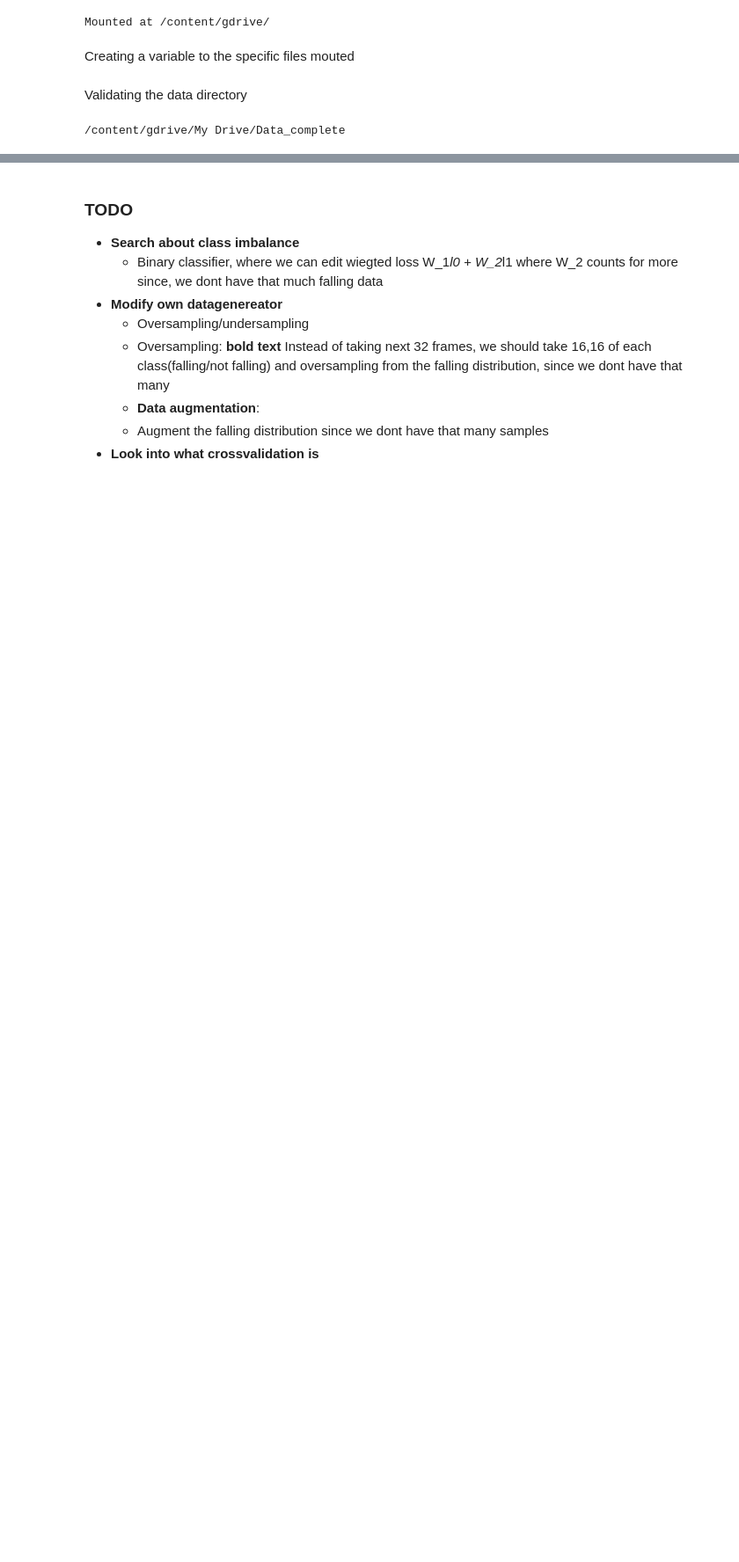
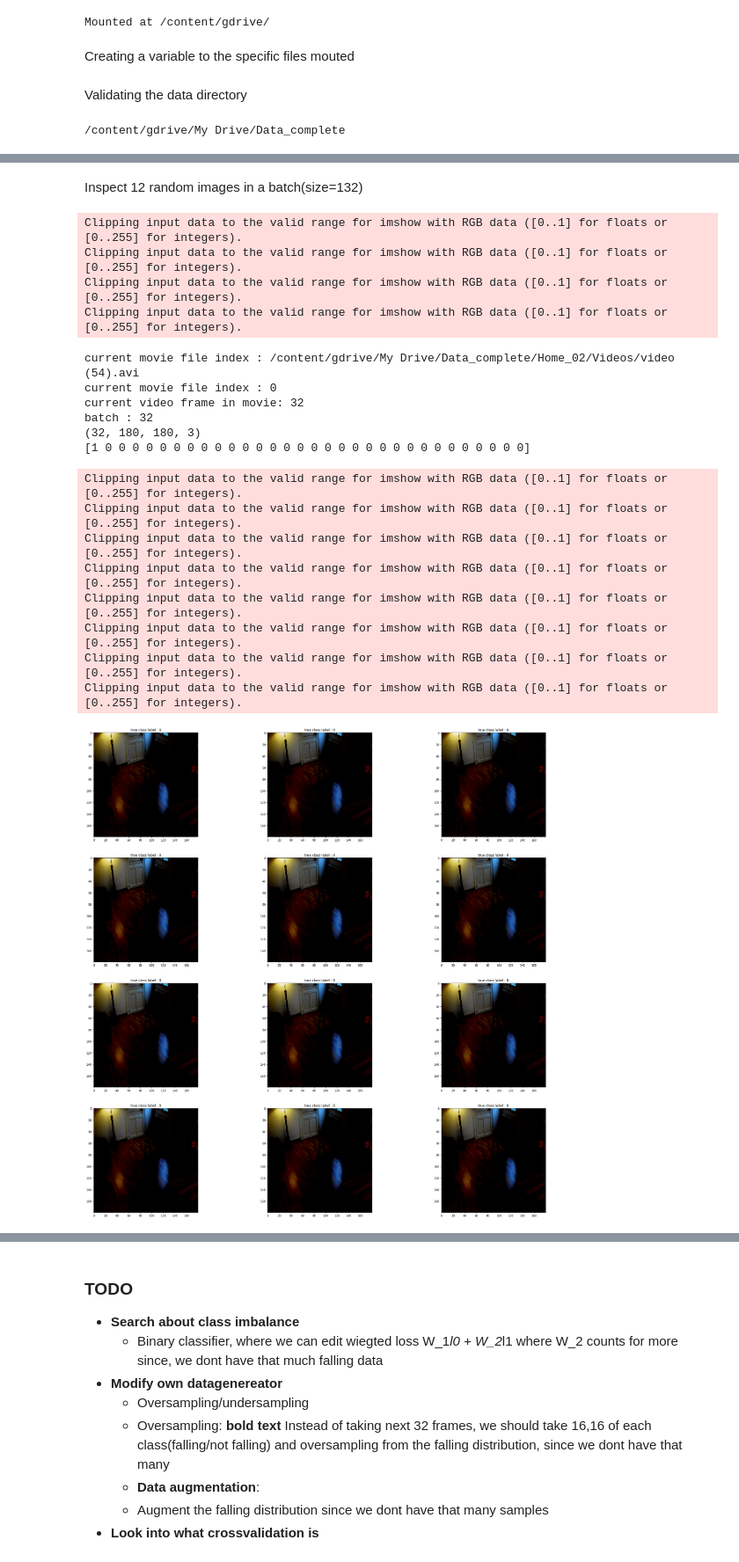
Before and after one commit to antonercool/deep-learning-exam-project, a Jupyter notebook: FallDetector.ipynb, the cells around one changed output, grey strips where cells are left out. Shown at 88% size. Cells and saved outputs as stored; diff of their text form; code cells hidden in the pictures; blank space fills up the shorter version.

```diff
--- a/FallDetector.ipynb
+++ b/FallDetector.ipynb
@@ -512,20 +392,0 @@ Falling dataset %: 5.306213855699438%
-# %%
-model = keras.models.load_model(str(p) + "/model")
-
-
-test_paths  = partition['Validation'][0]
-
-true_labels = []
-predicted_labels = []
-
-for test_path in test_paths:
-  annotation_path = test_path.replace("Videos", "Annotation_files")
-  annotation_path = annotation_path.replace(".avi", ".txt")
-  samples, current_vid_labels, _ = video_utils.convert_single_video_to_images(test_path, annotation_path, (180, 180))
-  samples = video_utils.normalize_image(samples)
-  probabilities = model.predict(samples)
-  current_vid_predictions = np.argmax(probabilities,axis=1)
-
-  for i in range(len(current_vid_labels)):
-    true_labels.append(current_vid_labels[i])
-    predicted_labels.append(current_vid_predictions[i])
@@ -551,0 +407,49 @@ Very imbalanced
+# %% [markdown]
+Inspect 12 random images in a batch(size=132)
+# %%
+from matplotlib import pyplot as plt
+from random import seed
+from random import randint
+
+x,y = training_generator.__getitem__(3)
+print(f"current movie file index : {training_generator.movie_path_list[training_generator.current_movie_index]}")
+print(f"current movie file index : {training_generator.current_movie_index}")
+print(f"current video frame in movie: {training_generator.current_video_frame}")
+print(f"batch : {len(x)}")
+print(x.shape)
+
+print(y)
+seed(1)
+columns = 3
+rows = 4
+fig = plt.figure(figsize=(16, 16))
+for i in range(1, columns*rows +1):
+    value = randint(0, training_generator.batch_size)
+    img = x[value]
+    b,g,r = cv2.split(img)
+    rgb = cv2.merge((r,g,b))
+    fig.add_subplot(rows, columns, i)
+    plt.title(f"true class label : {y[value]}")
+    plt.imshow(rgb)
+
+plt.show()
+# %% [output]
+Clipping input data to the valid range for imshow with RGB data ([0..1] for floats or [0..255] for integers).
+Clipping input data to the valid range for imshow with RGB data ([0..1] for floats or [0..255] for integers).
+Clipping input data to the valid range for imshow with RGB data ([0..1] for floats or [0..255] for integers).
+Clipping input data to the valid range for imshow with RGB data ([0..1] for floats or [0..255] for integers).
+current movie file index : /content/gdrive/My Drive/Data_complete/Home_02/Videos/video (54).avi
+current movie file index : 0
+current video frame in movie: 32
+batch : 32
+(32, 180, 180, 3)
+[1 0 0 0 0 0 0 0 0 0 0 0 0 0 0 0 0 0 0 0 0 0 0 0 0 0 0 0 0 0 0 0]
+Clipping input data to the valid range for imshow with RGB data ([0..1] for floats or [0..255] for integers).
+Clipping input data to the valid range for imshow with RGB data ([0..1] for floats or [0..255] for integers).
+Clipping input data to the valid range for imshow with RGB data ([0..1] for floats or [0..255] for integers).
+Clipping input data to the valid range for imshow with RGB data ([0..1] for floats or [0..255] for integers).
+Clipping input data to the valid range for imshow with RGB data ([0..1] for floats or [0..255] for integers).
+Clipping input data to the valid range for imshow with RGB data ([0..1] for floats or [0..255] for integers).
+Clipping input data to the valid range for imshow with RGB data ([0..1] for floats or [0..255] for integers).
+Clipping input data to the valid range for imshow with RGB data ([0..1] for floats or [0..255] for integers).
+[figure, added]
```
Also changed, not shown: parts of 79 cells of this notebook.
